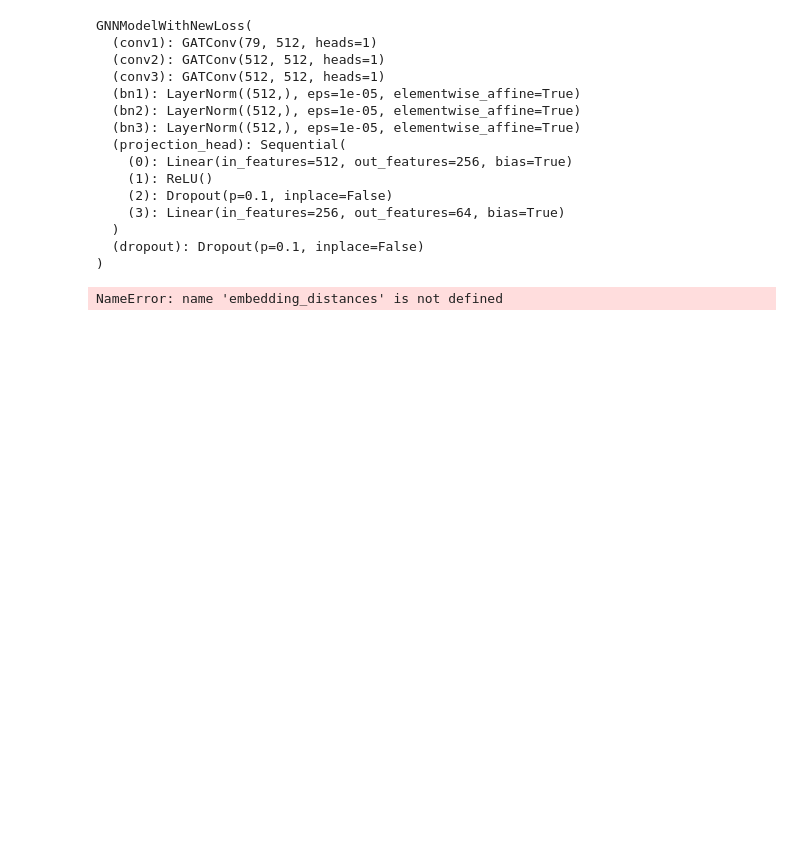
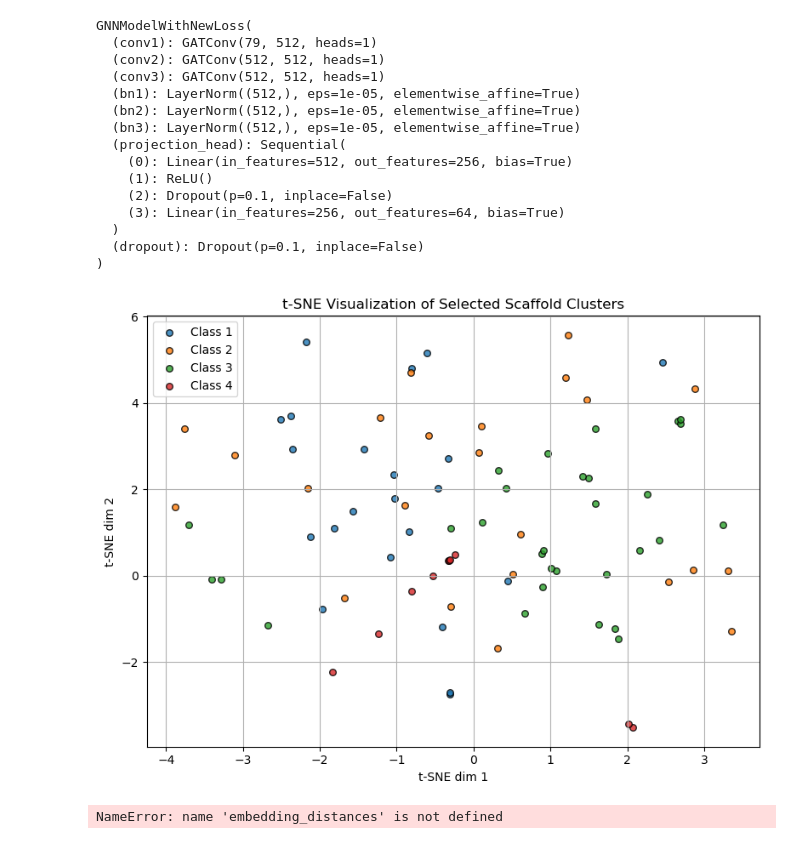
Before and after one commit to cxy0206/clean_multi_cl, a Jupyter notebook: distribution.ipynb, the cells around one changed output. Saved outputs shown, nothing was run; the diff lists cells and outputs as text; code cells hidden in the pictures; blank space fills up the shorter version.

```diff
--- a/distribution.ipynb
+++ b/distribution.ipynb
@@ -79,3 +262,28 @@ GNNModelWithNewLoss(
+# %%
+import torch
+device = torch.device('cuda' if torch.cuda.is_available() else 'cpu')
+dataloader = DataLoader(data_list, batch_size=32, shuffle=False)
+
+def extract_embeddings_and_smiles(model, dataloader):
+    model.eval()
+    all_embeddings = []
+    all_smiles = []
+
+    with torch.no_grad():
+        for batch in dataloader:
+            batch = batch.to(model.device)
+            emb = model._project(model.forward(batch)).detach().cpu()
+            all_embeddings.append(emb)
+            all_smiles.extend(batch.smiles)
+
+    all_embeddings = torch.cat(all_embeddings, dim=0).numpy()  # shape: (N, D)
+    return all_embeddings, all_smiles
+
+embeddings, smiles_list = extract_embeddings_and_smiles(model1, dataloader)
+
+visualize_selected_scaffolds_tsne(embeddings, smiles_list)
+# %% [output]
+[figure, added]
 # %%
 import torch
 from sklearn.metrics.pairwise import cosine_similarity
```
Also changed, not shown: parts of 2 cells of this notebook, 1 other file.
